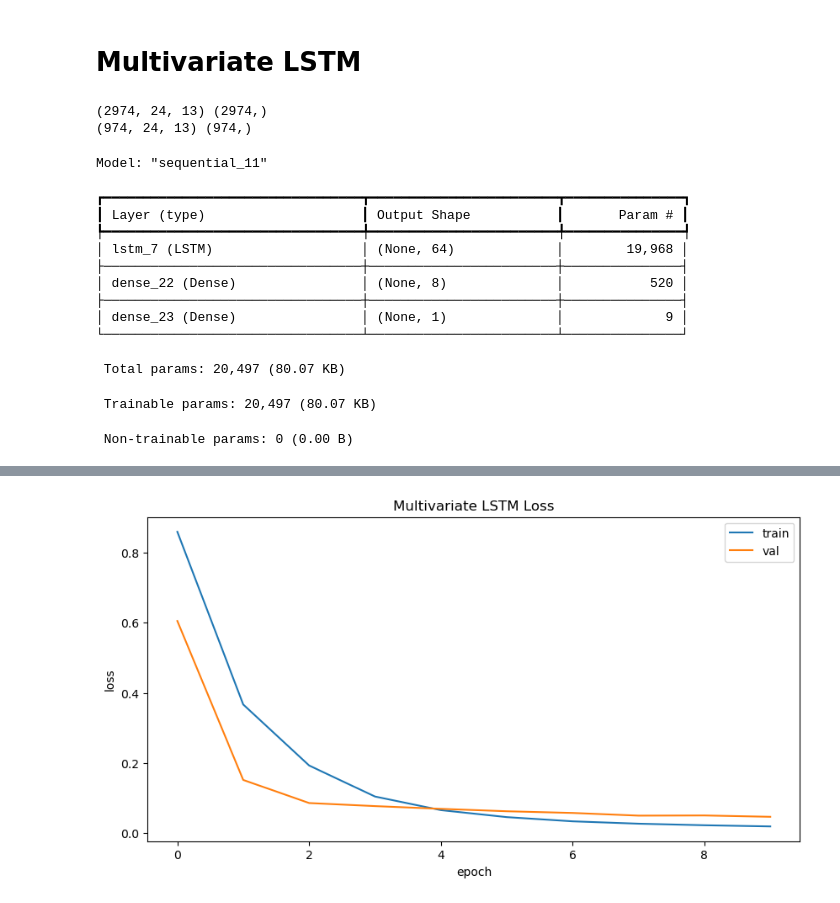
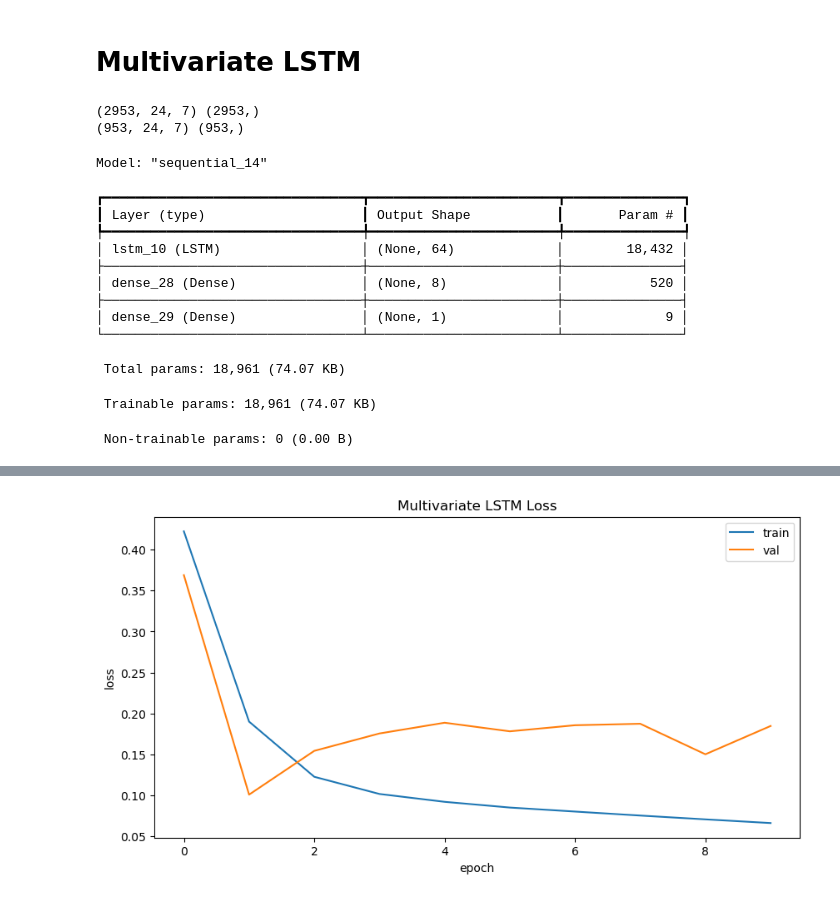
Before and after one commit to afrahboateng/Afrah-Boateng-Projects, a Jupyter notebook: water model.ipynb, the cells around one changed output, grey strips where cells are left out. Saved outputs shown, nothing was run; the diff lists cells and outputs as text; code cells hidden in the pictures.

```diff
--- a/water model.ipynb
+++ b/water model.ipynb
@@ -926,14 +927,14 @@ feature_cols = [
     "HourlyWindSpeed",
 
     # engineered lag features (VERY important)
-    "flow_t-1h",
-    "rain_t-6h",
-    "temp_t-24h",
+    #"flow_t-1h",
+    #"rain_t-6h",
+    #"temp_t-24h",
 
     # rolling features (captures storm accumulation)
-    "rain_6h_sum",
-    "rain_24h_sum",
-    "flow_24h_avg"
+    #"rain_6h_sum",
+    #"rain_24h_sum",
+    #"flow_24h_avg"
 ]
 
 df_model = df_combined_v2[feature_cols].copy()
@@ -963,6 +964,9 @@ scaler = StandardScaler()
 
 scaler.fit(train_data)
 
+import joblib
+joblib.dump(scaler, "scaler.pkl")
+
 train_scaled = scaler.transform(train_data)
 val_scaled = scaler.transform(val_data)
 test_scaled = scaler.transform(test_data)
@@ -987,7 +991,7 @@ def df_to_X_y_multivariate(data, window_size=24, horizon=24, target_index=0, ind
 # Create Sequences
 
 WINDOW_SIZE = 24
-HORIZON = 3
+HORIZON = 24
 
 X_train, y_train, train_index = df_to_X_y_multivariate(
     train_scaled,
@@ -1053,19 +1057,19 @@ plt.title("Multivariate LSTM Loss")
 plt.legend()
 plt.show()
 # %% [output]
-(2974, 24, 13) (2974,)
-(974, 24, 13) (974,)
+(2953, 24, 7) (2953,)
+(953, 24, 7) (953,)
-Model: "sequential_11"
+Model: "sequential_14"
 ┏━━━━━━━━━━━━━━━━━━━━━━━━━━━━━━━━━┳━━━━━━━━━━━━━━━━━━━━━━━━┳━━━━━━━━━━━━━━━┓
 ┃ Layer (type)                    ┃ Output Shape           ┃       Param # ┃
 ┡━━━━━━━━━━━━━━━━━━━━━━━━━━━━━━━━━╇━━━━━━━━━━━━━━━━━━━━━━━━╇━━━━━━━━━━━━━━━┩
-│ lstm_7 (LSTM)                   │ (None, 64)             │        19,968 │
+│ lstm_10 (LSTM)                  │ (None, 64)             │        18,432 │
 ├─────────────────────────────────┼────────────────────────┼───────────────┤
-│ dense_22 (Dense)                │ (None, 8)              │           520 │
+│ dense_28 (Dense)                │ (None, 8)              │           520 │
 ├─────────────────────────────────┼────────────────────────┼───────────────┤
-│ dense_23 (Dense)                │ (None, 1)              │             9 │
+│ dense_29 (Dense)                │ (None, 1)              │             9 │
 └─────────────────────────────────┴────────────────────────┴───────────────┘
- Total params: 20,497 (80.07 KB)
+ Total params: 18,961 (74.07 KB)
- Trainable params: 20,497 (80.07 KB)
+ Trainable params: 18,961 (74.07 KB)
  Non-trainable params: 0 (0.00 B)
 Epoch 1/10
@@ -1091,4 +1095,4 @@ Epoch 10/10
-[figure, old version]
+[figure, new version]
 # %%
 # Predictions vs Actuals Scaled
 
```
Also changed, not shown: parts of 3 cells of this notebook.
